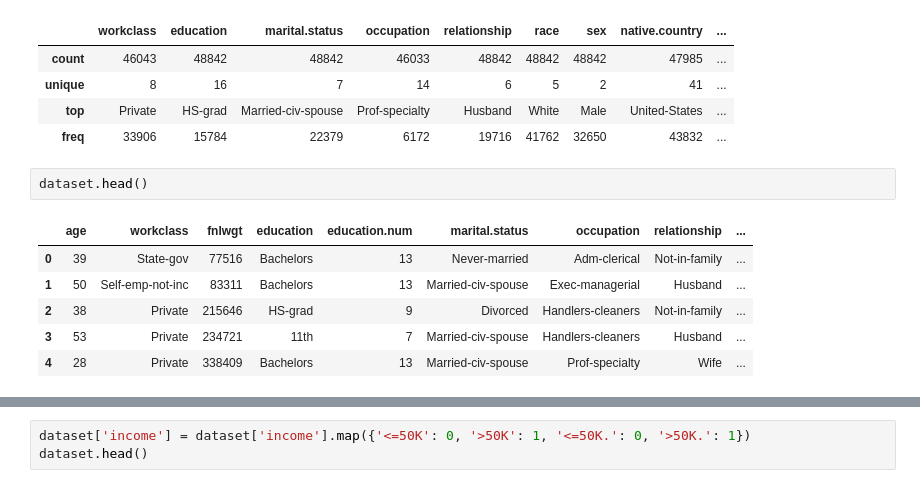
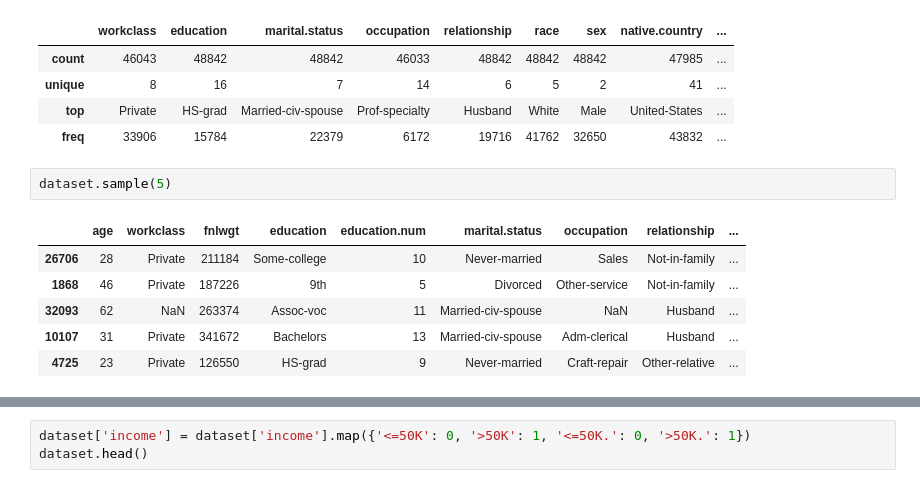
Before and after one commit to AnnaKaplon/expenses-manager, a Jupyter notebook: notebook_old_way.ipynb, the cells around one changed output, grey strips where cells are left out. Cells and saved outputs as stored; diff of their text form.

```diff
--- a/notebook_old_way.ipynb
+++ b/notebook_old_way.ipynb
@@ -85,13 +85,13 @@ dataset.describe(include=['O'])
 | unique | 8 | 16 | 7 | 14 | 6 | 5 | 2 | 41 | ... |
 | top | Private | HS-grad | Married-civ-spouse | Prof-specialty | Husband | White | Male | United-States | ... |
 | freq | 33906 | 15784 | 22379 | 6172 | 19716 | 41762 | 32650 | 43832 | ... |
-# %%
-dataset.head()
-# %% [output]
-|  | age | workclass | fnlwgt | education | education.num | marital.status | occupation | relationship | ... |
-| 0 | 39 | State-gov | 77516 | Bachelors | 13 | Never-married | Adm-clerical | Not-in-family | ... |
-| 1 | 50 | Self-emp-not-inc | 83311 | Bachelors | 13 | Married-civ-spouse | Exec-managerial | Husband | ... |
-| 2 | 38 | Private | 215646 | HS-grad | 9 | Divorced | Handlers-cleaners | Not-in-family | ... |
-| 3 | 53 | Private | 234721 | 11th | 7 | Married-civ-spouse | Handlers-cleaners | Husband | ... |
-| 4 | 28 | Private | 338409 | Bachelors | 13 | Married-civ-spouse | Prof-specialty | Wife | ... |
+# %%
+dataset.sample(5)
+# %% [output]
+|  | age | workclass | fnlwgt | education | education.num | marital.status | occupation | relationship | ... |
+| 26706 | 28 | Private | 211184 | Some-college | 10 | Never-married | Sales | Not-in-family | ... |
+| 1868 | 46 | Private | 187226 | 9th | 5 | Divorced | Other-service | Not-in-family | ... |
+| 32093 | 62 | NaN | 263374 | Assoc-voc | 11 | Married-civ-spouse | NaN | Husband | ... |
+| 10107 | 31 | Private | 341672 | Bachelors | 13 | Married-civ-spouse | Adm-clerical | Husband | ... |
+| 4725 | 23 | Private | 126550 | HS-grad | 9 | Never-married | Craft-repair | Other-relative | ... |
 # %%
```
Also changed, not shown: parts of 4 cells of this notebook.
